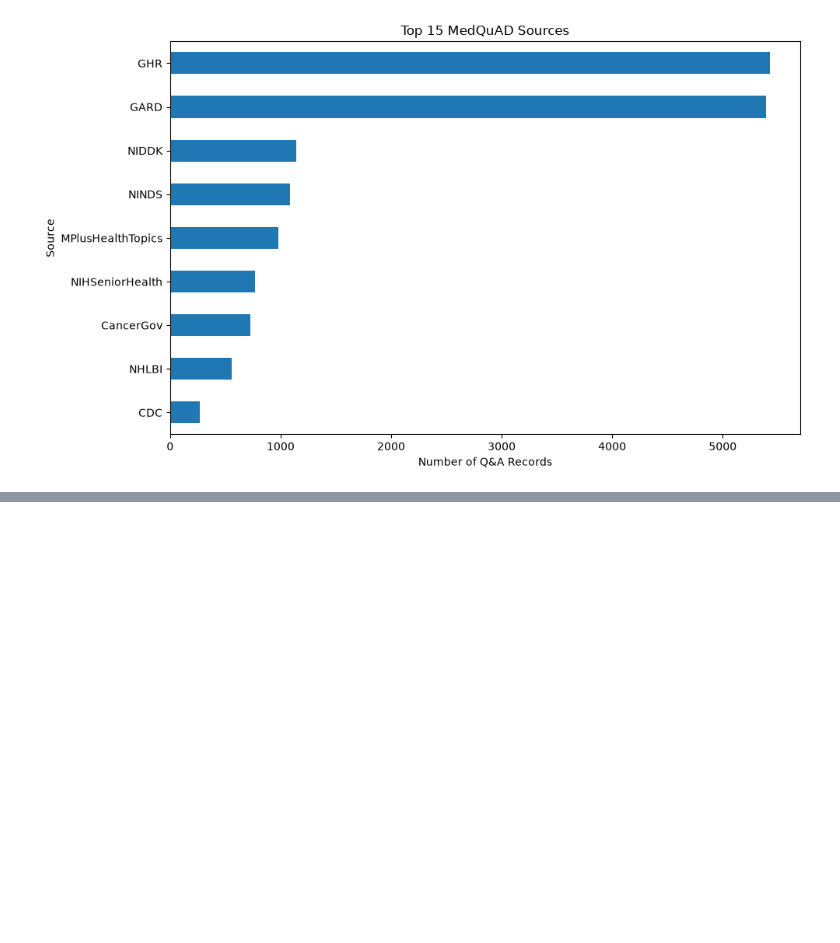
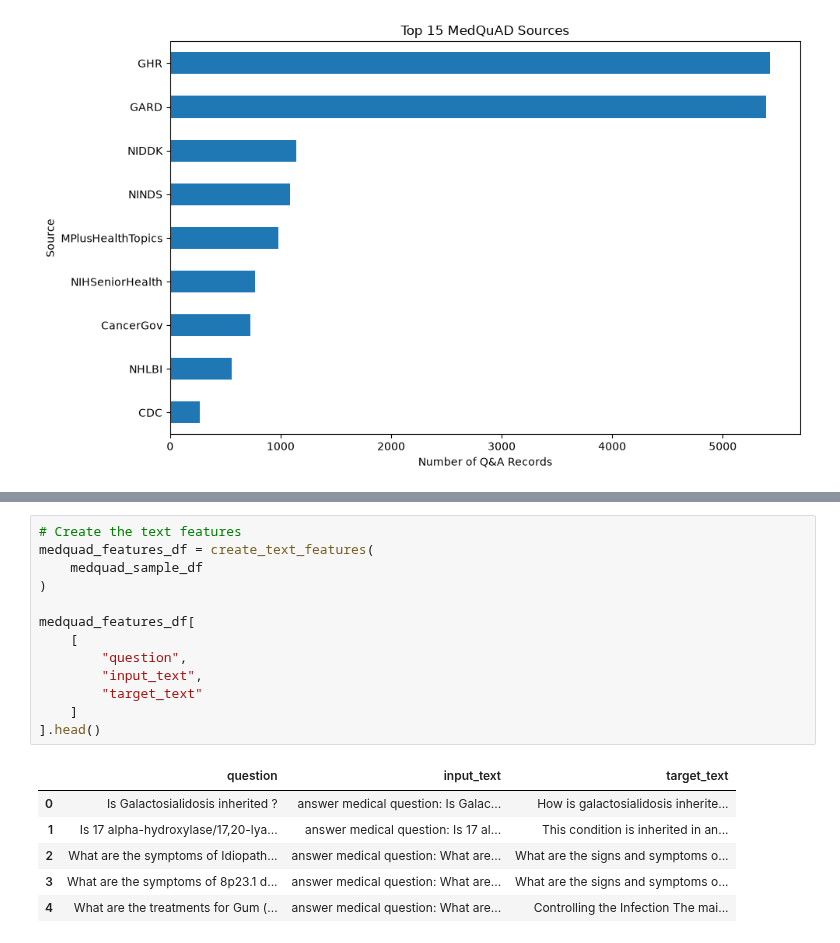
Before and after one commit to McChandra/medical_chatbot, a Jupyter notebook: test.ipynb, the cells around one changed output, grey strips where cells are left out. Drawn from its saved outputs; the diff is of its cells as text; blank space fills up the shorter version.

```diff
--- a/test.ipynb
+++ b/test.ipynb
@@ -291,0 +442,20 @@ fig
+# %%
+# Create the text features
+medquad_features_df = create_text_features(
+    medquad_sample_df
+)
+
+medquad_features_df[
+    [
+        "question",
+        "input_text",
+        "target_text"
+    ]
+].head()
+# %% [output]
+|  | question | input_text | target_text |
+| 0 | Is Galactosialidosis inherited ? | answer medical question: Is Galac... | How is galactosialidosis inherite... |
+| 1 | Is 17 alpha-hydroxylase/17,20-lya... | answer medical question: Is 17 al... | This condition is inherited in an... |
+| 2 | What are the symptoms of Idiopath... | answer medical question: What are... | What are the signs and symptoms o... |
+| 3 | What are the symptoms of 8p23.1 d... | answer medical question: What are... | What are the signs and symptoms o... |
+| 4 | What are the treatments for Gum (... | answer medical question: What are... | Controlling the Infection The mai... |
```
Also changed, not shown: parts of 21 cells of this notebook, 2 other files.
